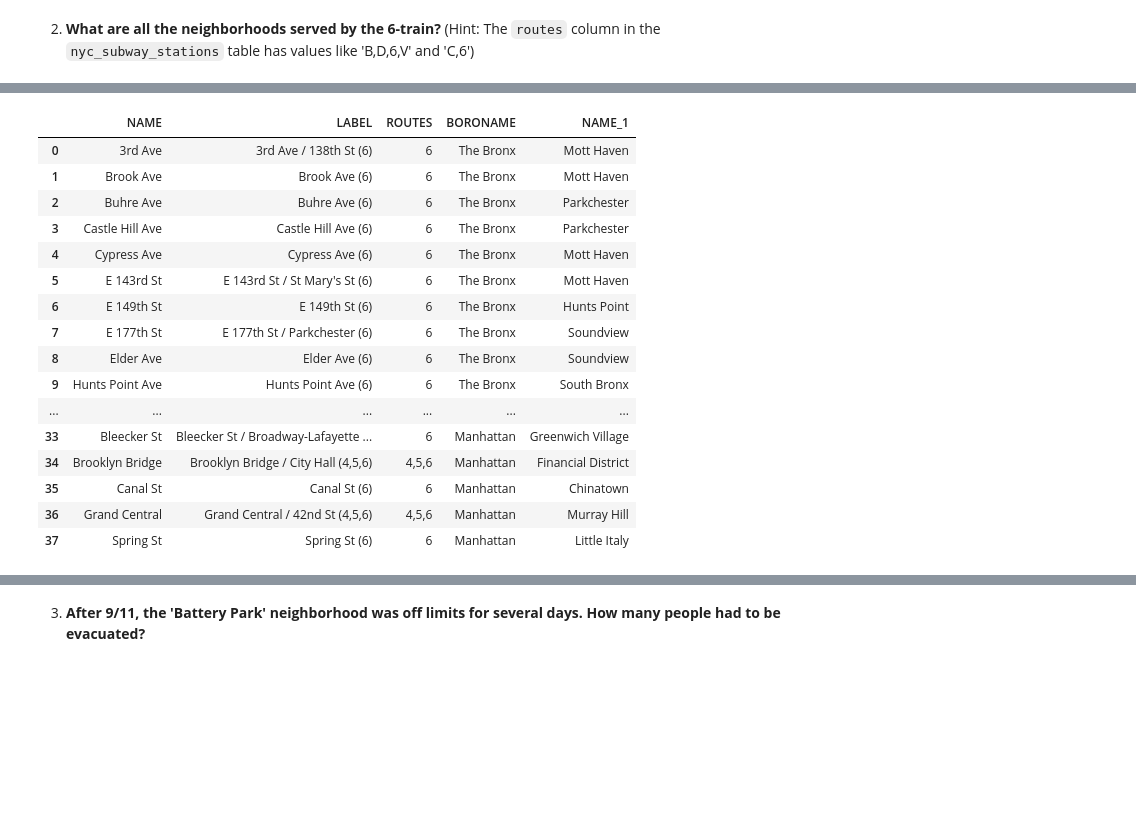
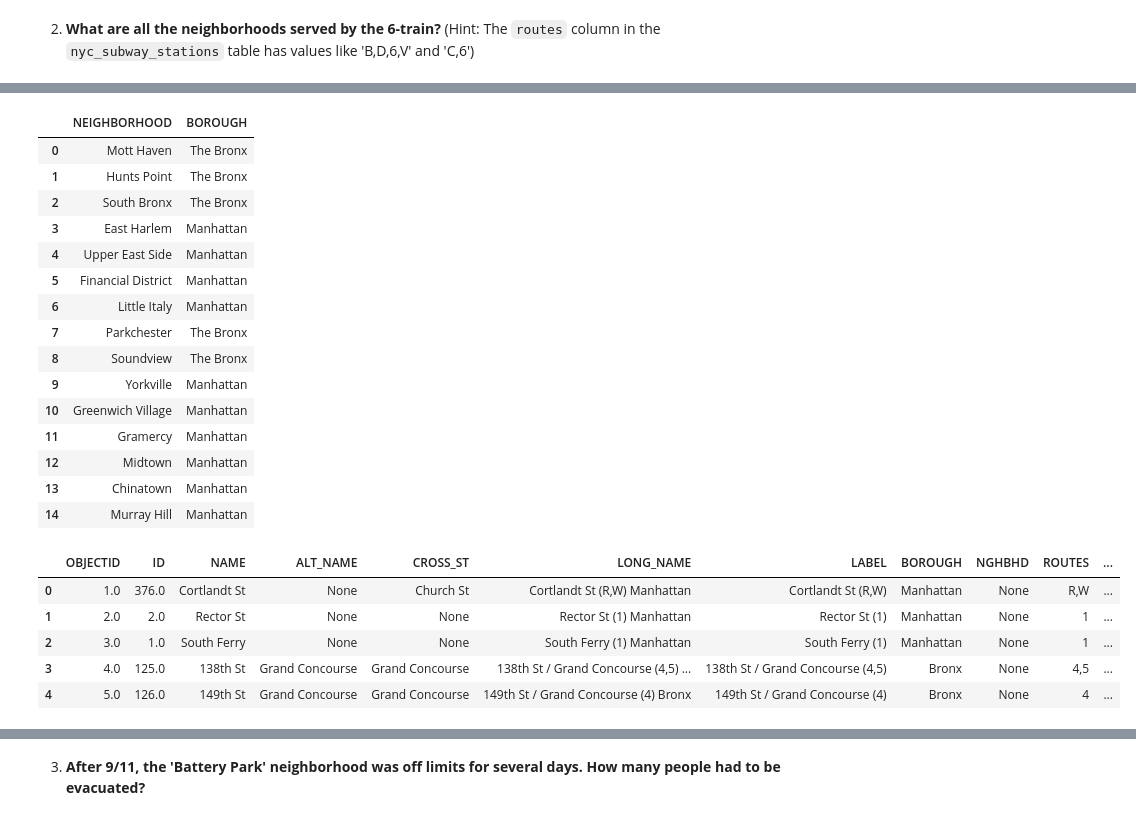
Before and after one commit to jihunnadi65/CASA0025-Lab, a Jupyter notebook: notebooks/W04_postgis2.ipynb, the cells around one changed output, grey strips where cells are left out. Cells and saved outputs as stored; diff of their text form; code cells hidden in the pictures; blank space fills up the shorter version.

```diff
--- a/notebooks/W04_postgis2.ipynb
+++ b/notebooks/W04_postgis2.ipynb
@@ -146,22 +158,31 @@ con.sql("SELECT * FROM ROUTE_6")
 # %%
-df = con.sql("SELECT * EXCLUDE geom FROM ROUTE_6 LEFT JOIN nyc_neighborhoods ON ST_Intersects(ROUTE_6.geom, nyc_neighborhoods.geom)").df()
+# textbook answer
+con.sql("SELECT DISTINCT n.NAME AS NEIGHBORHOOD, BORONAME AS BOROUGH FROM ROUTE_6 AS r LEFT JOIN nyc_neighborhoods AS n ON ST_Contains(n.geom, r.geom)").df()
+# %% [output]
+|  | NEIGHBORHOOD | BOROUGH |
+| 0 | Mott Haven | The Bronx |
+| 1 | Hunts Point | The Bronx |
+| 2 | South Bronx | The Bronx |
+| 3 | East Harlem | Manhattan |
+| 4 | Upper East Side | Manhattan |
+| 5 | Financial District | Manhattan |
+| 6 | Little Italy | Manhattan |
+| 7 | Parkchester | The Bronx |
+| 8 | Soundview | The Bronx |
+| 9 | Yorkville | Manhattan |
+| 10 | Greenwich Village | Manhattan |
+| 11 | Gramercy | Manhattan |
+| 12 | Midtown | Manhattan |
+| 13 | Chinatown | Manhattan |
+| 14 | Murray Hill | Manhattan |
-# %%
-df
-# %% [output]
-|  | NAME | LABEL | ROUTES | BORONAME | NAME_1 |
-| 0 | 3rd Ave | 3rd Ave / 138th St (6) | 6 | The Bronx | Mott Haven |
-| 1 | Brook Ave | Brook Ave (6) | 6 | The Bronx | Mott Haven |
-| 2 | Buhre Ave | Buhre Ave (6) | 6 | The Bronx | Parkchester |
-| 3 | Castle Hill Ave | Castle Hill Ave (6) | 6 | The Bronx | Parkchester |
-| 4 | Cypress Ave | Cypress Ave (6) | 6 | The Bronx | Mott Haven |
-| 5 | E 143rd St | E 143rd St / St Mary's St (6) | 6 | The Bronx | Mott Haven |
-| 6 | E 149th St | E 149th St (6) | 6 | The Bronx | Hunts Point |
-| 7 | E 177th St | E 177th St / Parkchester (6) | 6 | The Bronx | Soundview |
-| 8 | Elder Ave | Elder Ave (6) | 6 | The Bronx | Soundview |
-| 9 | Hunts Point Ave | Hunts Point Ave (6) | 6 | The Bronx | South Bronx |
-| ... | ... | ... | ... | ... | ... |
-| 33 | Bleecker St | Bleecker St / Broadway-Lafayette ... | 6 | Manhattan | Greenwich Village |
-| 34 | Brooklyn Bridge | Brooklyn Bridge / City Hall (4,5,6) | 4,5,6 | Manhattan | Financial District |
-| 35 | Canal St | Canal St (6) | 6 | Manhattan | Chinatown |
-| 36 | Grand Central | Grand Central / 42nd St (4,5,6) | 4,5,6 | Manhattan | Murray Hill |
-| 37 | Spring St | Spring St (6) | 6 | Manhattan | Little Italy |
+# %%
+# series of code to check if the spatial joins have been properly executed
+subway_stations_df = con.sql("SELECT * EXCLUDE geom, ST_AsText(geom) as geometry FROM nyc_subway_stations").df()
+subway_stations_df.head()
+# %% [output]
+|  | OBJECTID | ID | NAME | ALT_NAME | CROSS_ST | LONG_NAME | LABEL | BOROUGH | NGHBHD | ROUTES | ... |
+| 0 | 1.0 | 376.0 | Cortlandt St | None | Church St | Cortlandt St (R,W) Manhattan | Cortlandt St (R,W) | Manhattan | None | R,W | ... |
+| 1 | 2.0 | 2.0 | Rector St | None | None | Rector St (1) Manhattan | Rector St (1) | Manhattan | None | 1 | ... |
+| 2 | 3.0 | 1.0 | South Ferry | None | None | South Ferry (1) Manhattan | South Ferry (1) | Manhattan | None | 1 | ... |
+| 3 | 4.0 | 125.0 | 138th St | Grand Concourse | Grand Concourse | 138th St / Grand Concourse (4,5) ... | 138th St / Grand Concourse (4,5) | Bronx | None | 4,5 | ... |
+| 4 | 5.0 | 126.0 | 149th St | Grand Concourse | Grand Concourse | 149th St / Grand Concourse (4) Bronx | 149th St / Grand Concourse (4) | Bronx | None | 4 | ... |
```
Also changed, not shown: parts of 17 cells of this notebook.
